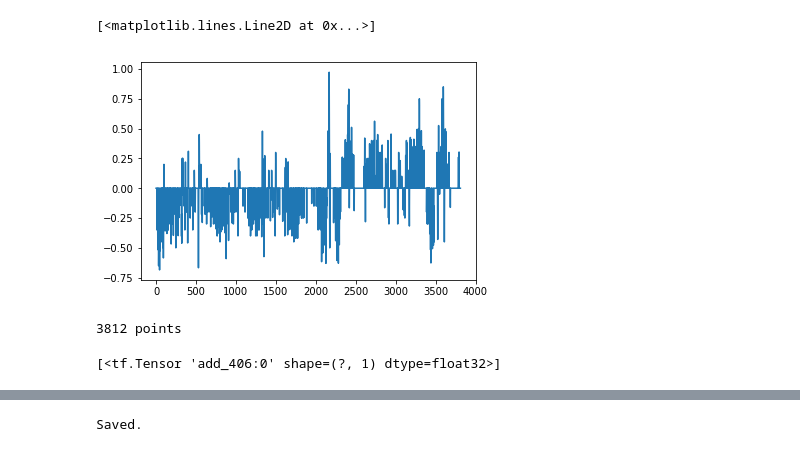
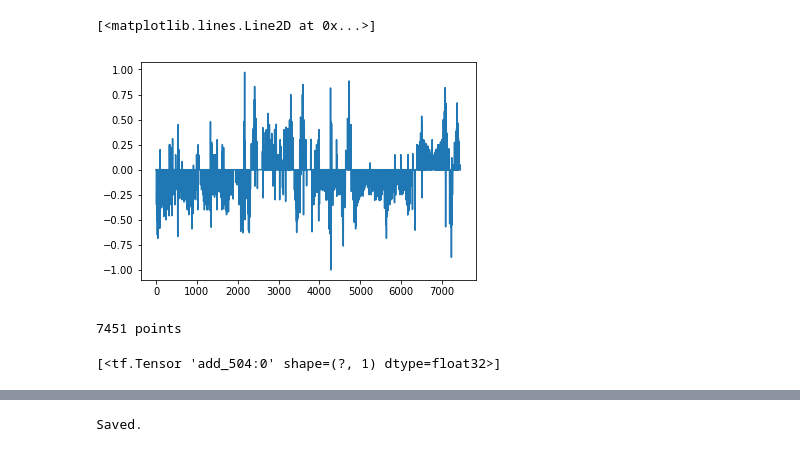
Before and after one commit to tempflip/CarND-Behavioral-Cloning-P3, a Jupyter notebook: generate_model.py.ipynb, the cells around one changed output, grey strips where cells are left out. Drawn from its saved outputs; the diff is of its cells as text; code cells hidden in the pictures.

```diff
--- a/generate_model.py.ipynb
+++ b/generate_model.py.ipynb
@@ -1,36 +1,36 @@
 # %%
-onServer = True
+onServer = False
 
 import csv
 import numpy as np
 import pandas as pd
 import matplotlib.pyplot as plt
 %matplotlib inline
 
 LOG_DIR = '/Users/tempflip/Desktop/rec2/'
 SERVER_LOG_DIR = '/home/carnd/rec2/'
 LOG_FILE  = 'driving_log.csv'
 log = []
 
 if onServer : dr = SERVER_LOG_DIR
 else : dr = LOG_DIR
 
 with open(dr + '/' + LOG_FILE, 'r') as f:
     reader = csv.reader(f)
     log = pd.DataFrame([row for row in reader], columns=['CENTER',
                                                          'LEFT',
                                                          'RIGHT',
                                                          'STEERING',
                                                          'THROTTLE',
                                                          'BRAKE',
                                                          'SPEED'
                                                         ])
 
 #print(log[['CENTER', 'STEERING']])
 plt.plot(log['STEERING'])
 # %% [output]
 [<matplotlib.lines.Line2D at 0x...>]
-[figure, old version]
+[figure, new version]
 # %%
 from scipy import misc
 im_list = []
@@ -39,7 +39,10 @@ STEERING_ADJUST = 0.1
 
 data_list = []
 
-for i in range(len(log['CENTER'].values)):
+item_num = len(log['CENTER'].values)
+#item_num = 2000
+
+for i in range(item_num):
     c, l, r = log[['CENTER', 'LEFT', 'RIGHT']].values[i]
     if onServer :
         c = c.replace(LOG_DIR, SERVER_LOG_DIR)
@@ -71,5 +74,5 @@ for i in range(len(log['CENTER'].values)):
 
 print (len(data_list), 'points')
 # %% [output]
-3812 points
+7451 points
 # %%
@@ -97,6 +102,7 @@ from keras.models import Sequential
 from keras.layers.core import Dense, Activation, Flatten, Dropout, Lambda
 from keras.layers.convolutional import Convolution2D
 from keras.layers.pooling import MaxPooling2D
+from keras import backend as K
 
 def crop(d):
     return d[:,60:120,:,:]
@@ -104,21 +110,29 @@ def crop(d):
 def normalize(d):
     return d / 255 - 0.5
 
-
+def reduce_palette(d):
+    import tensorflow as tf
+    n = 40
+    #return np.ceil(d/n)*n
+    return tf.ceil((d/n)*n)
 
 model = Sequential()
 
-model.add(Lambda(normalize, input_shape=(160, 320, 3)))
+model.add(Lambda(reduce_palette, input_shape=(160, 320, 3)))
+model.add(Lambda(normalize))
 model.add(Lambda(crop))
 
 
 model.add(Convolution2D(9,3,3, border_mode="same"))
 model.add(MaxPooling2D((2,2)))
 model.add(Dropout(0.1))
+model.add(Activation('relu'))
 
 model.add(Convolution2D(18,3,3, border_mode="same"))
 model.add(MaxPooling2D((2,2)))
 model.add(Dropout(0.1))
+model.add(Activation('relu'))
+
 
 model.add(Flatten())
 
@@ -128,4 +142,4 @@ model.add(Dense(1))
 #print(model.inputs)
 print(model.outputs)
 # %% [output]
-[<tf.Tensor 'add_406:0' shape=(?, 1) dtype=float32>]
+[<tf.Tensor 'add_504:0' shape=(?, 1) dtype=float32>]
```
Also changed, not shown: parts of 5 cells of this notebook, 1 other file.
